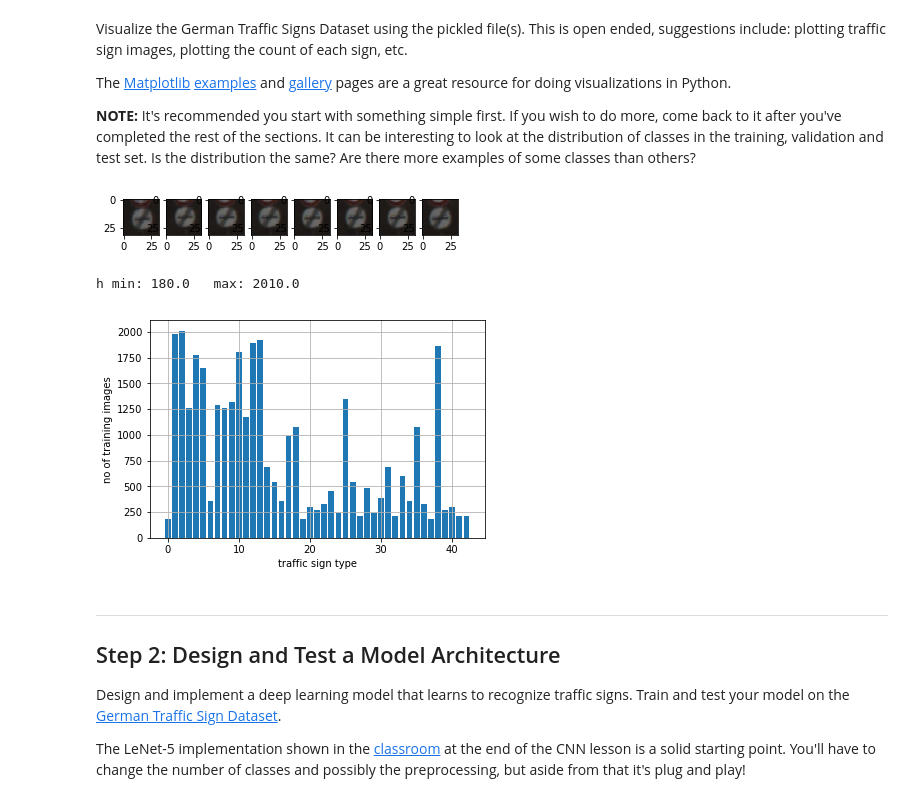
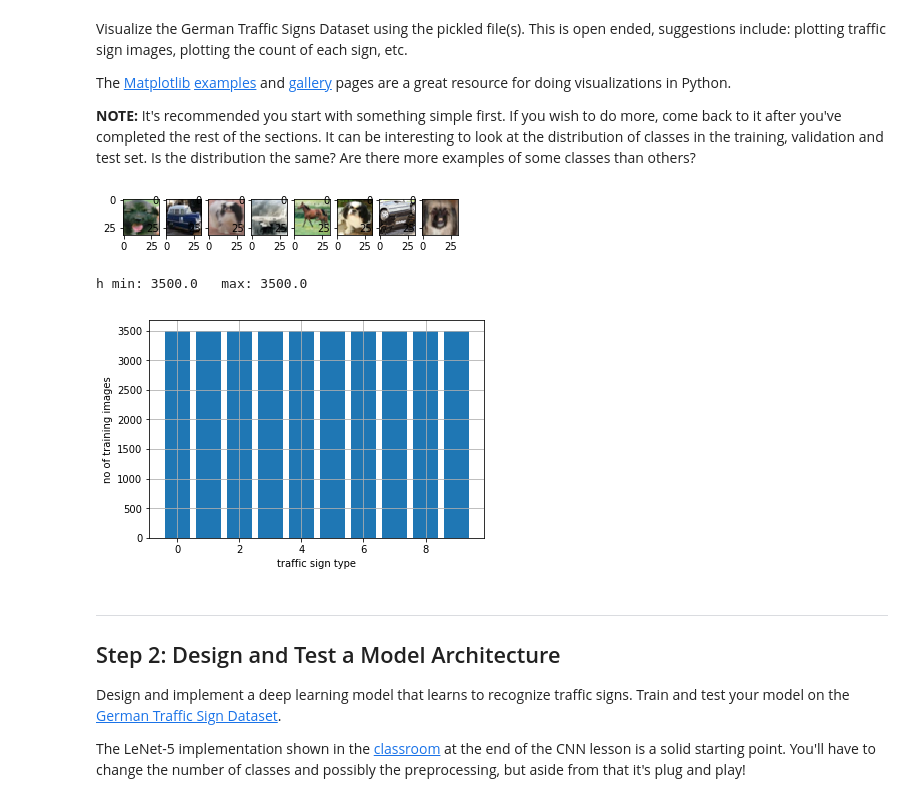
Before and after one commit to hkube/CarND-Transfer-Learning-Lab, a Jupyter notebook: Traffic_Sign_Classifier.ipynb, the cells around one changed output. Cells and saved outputs as stored; diff of their text form; code cells hidden in the pictures.

Commit message:
Adapt Traffic_Sign_Classifier.ipynb to Cifar10

```diff
--- a/Traffic_Sign_Classifier.ipynb
+++ b/Traffic_Sign_Classifier.ipynb
@@ -46,3 +22,22 @@ assert(len(X_test_rgb)  == len(y_test))
+# %%
+# Load pickled data
+import pickle
+from keras.datasets import cifar10
+
+# TODO: Fill this in based on where you saved the training and testing data
+
+(X_cifar_rgb, y_cifar), (X_test_rgb, y_test) = cifar10.load_data()
+
+# y_train.shape is 2d, (50000, 1). While Keras is smart enough to handle this
+# it's a good idea to flatten the array.
+y_cifar = y_cifar.reshape(-1)
+y_test = y_test.reshape(-1)
+
+from sklearn.model_selection import train_test_split
+X_train_rgb, X_valid_rgb, y_train0, y_valid = train_test_split(X_cifar_rgb, y_cifar, test_size=0.3, random_state=42, stratify=y_cifar)
+assert(len(X_train_rgb) == len(y_train0))
+assert(len(X_valid_rgb) == len(y_valid))
+assert(len(X_test_rgb)  == len(y_test))
 # %% [markdown]
 ---
 
@@ -113,21 +108,21 @@ f, axarr = plt.subplots(1, 8)
 for i in range(8):
     axarr[i].imshow(X_train_rgb[i].squeeze())
 # %% [output]
-[figure, old version]
+[figure, new version]
 # %%
-h = np.zeros(43)
+h = np.zeros(10)
 for y in y_train0:
     h[y] += 1
 print("h min:", min(h), "  max:",max(h))
 
 plt.bar(range(len(h)), h)
 plt.xlabel("traffic sign type")
 plt.ylabel("no of training images")
 plt.grid(True)
 plt.show()
 # %% [output]
-h min: 180.0   max: 2010.0
+h min: 3500.0   max: 3500.0
-[figure, old version]
+[figure, new version]
 # %% [markdown]
 ----
 
```
Also changed, not shown: parts of 10 cells of this notebook.
